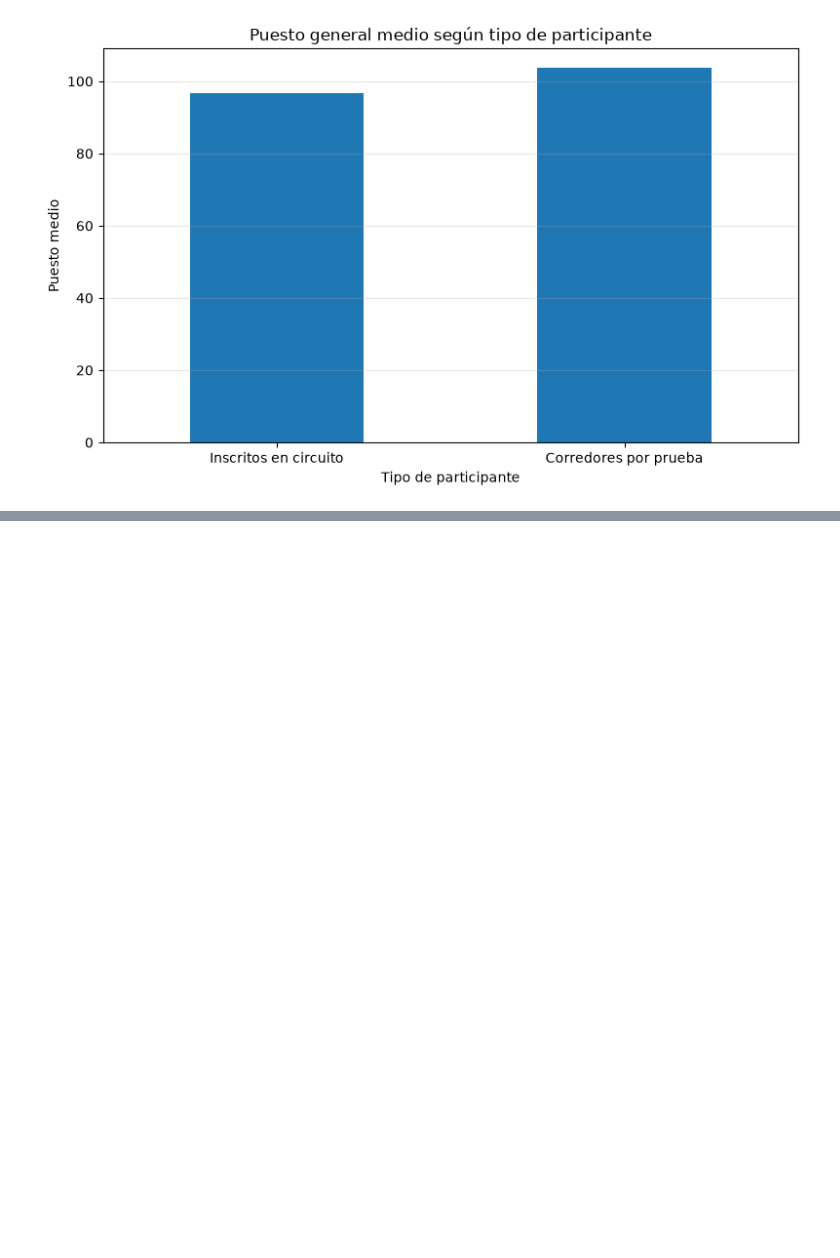
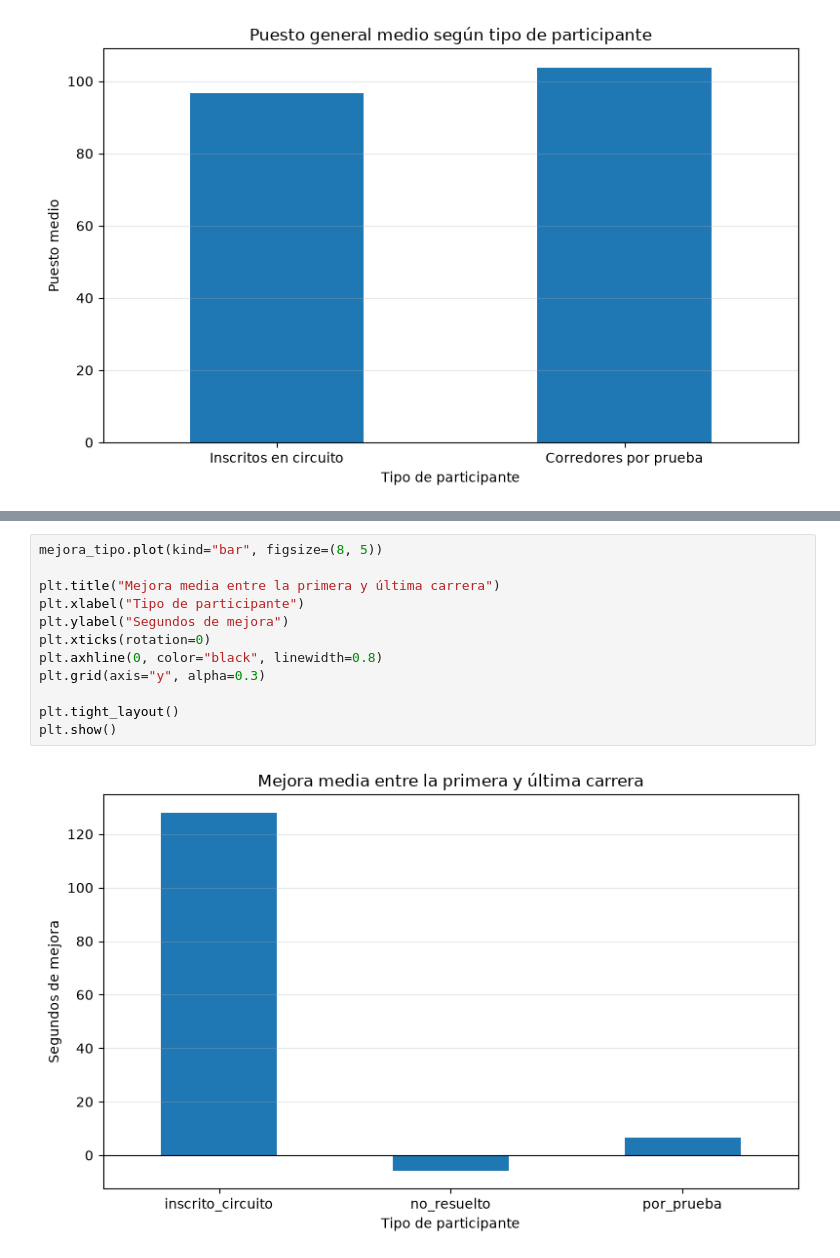
Before and after one commit to davidfernandowirtz/p2-coruna-corre, a Jupyter notebook: notebooks/04_analisis_base.ipynb, the cells around one changed output, grey strips where cells are left out. Drawn from its saved outputs; the diff is of its cells as text; blank space fills up the shorter version.

```diff
--- a/notebooks/04_analisis_base.ipynb
+++ b/notebooks/04_analisis_base.ipynb
@@ -360,0 +417,14 @@ plt.show()
+# %%
+mejora_tipo.plot(kind="bar", figsize=(8, 5))
+
+plt.title("Mejora media entre la primera y última carrera")
+plt.xlabel("Tipo de participante")
+plt.ylabel("Segundos de mejora")
+plt.xticks(rotation=0)
+plt.axhline(0, color="black", linewidth=0.8)
+plt.grid(axis="y", alpha=0.3)
+
+plt.tight_layout()
+plt.show()
+# %% [output]
+[figure, added]
```
Also changed, not shown: parts of 4 cells of this notebook.
